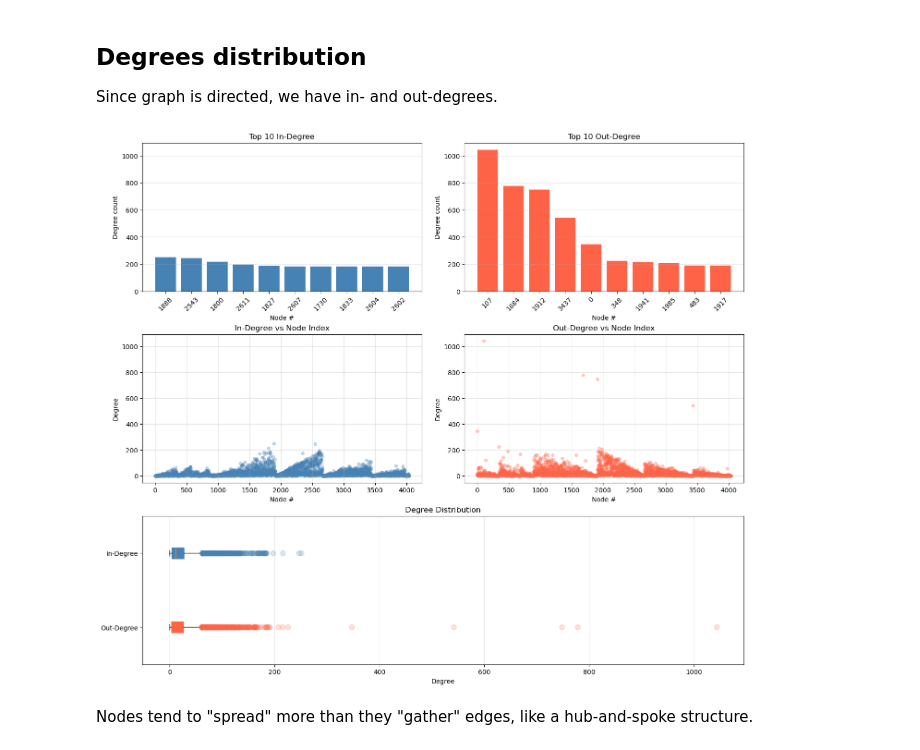
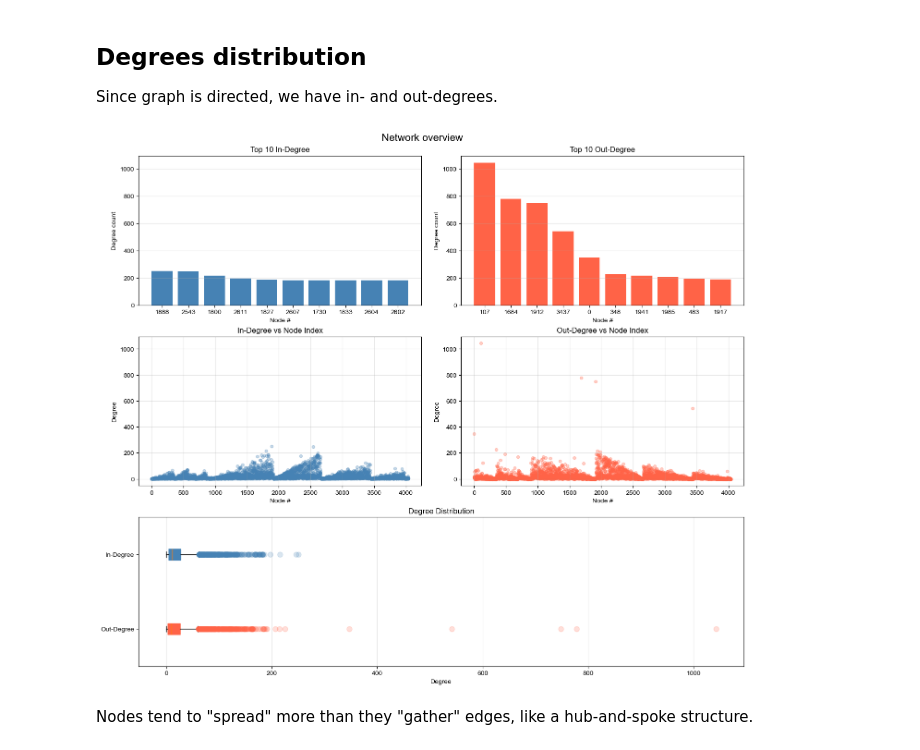
Before and after one commit to BalducciFrancesco/INFS7450-Social-Media-Analytics, a Jupyter notebook: project.ipynb, the cells around one changed output. Cells and saved outputs as stored; diff of their text form; code cells hidden in the pictures.

Commit message:
added visualizations and results output

```diff
--- a/project.ipynb
+++ b/project.ipynb
@@ -35,0 +38,22 @@ Out-degree -> min: 0, max: 1043, p75: 26.00, median: 10.00
+# %%
+import os
+import matplotlib.pyplot as plt
+
+plt.rcParams['font.family'] = 'sans-serif'
+plt.rcParams['font.sans-serif'] = ['Arial']
+
+output_dir = 'plots'
+os.makedirs(output_dir, exist_ok=True)
+
+plot_counter = 1
+def show_and_save_plot():
+    global plot_counter
+    fig = plt.gcf()
+    title = fig._suptitle.get_text() if fig._suptitle else plt.gca().get_title()
+    if not title:
+        title = f"plot_{plot_counter:03d}"
+        plot_counter += 1
+    filename = "".join(c if c.isalnum() or c in "._-" else "_" for c in title).replace(" ", "_") + ".png"
+    plt.savefig(f"{output_dir}/{filename}", dpi=300, bbox_inches='tight', transparent=True)
+
+plt.show = show_and_save_plot
@@ -39,8 +84,6 @@ Out-degree -> min: 0, max: 1043, p75: 26.00, median: 10.00
 ## Degrees distribution
 Since graph is directed, we have in- and out-degrees.
 # %%
-import matplotlib.pyplot as plt
-
 top_out = np.argsort(degrees_out)[-10:][::-1]
 top_in = np.argsort(degrees_in)[-10:][::-1]
 
@@ -57,7 +100,7 @@ ax00.set_title("Top 10 In-Degree")
 ax00.set_xlabel("Node #")
 ax00.set_ylabel("Degree count")
 ax00.set_xticks(range(10))
-ax00.set_xticklabels(top_in, rotation=45)
+ax00.set_xticklabels(top_in)
 ax00.grid(True, alpha=0.3, axis="y")
 
 ax01.bar(range(10), degrees_out[top_out], color=colors[1])
@@ -65,7 +108,7 @@ ax01.set_title("Top 10 Out-Degree")
 ax01.set_xlabel("Node #")
 ax01.set_ylabel("Degree count")
 ax01.set_xticks(range(10))
-ax01.set_xticklabels(top_out, rotation=45)
+ax01.set_xticklabels(top_out)
 ax01.grid(True, alpha=0.3, axis="y")
 
 # Row 2 - scatters
@@ -82,34 +125,35 @@ ax11.scatter(nodes, degrees_out[nodes], alpha=0.3, color=colors[1], s=20)
 ax11.set_title("Out-Degree vs Node Index")
 ax11.set_xlabel("Node #")
 ax11.set_ylabel("Degree")
 ax11.grid(True, alpha=0.3)
 
 # Row 3 - horizontal boxplot (spans both columns)
 ax2 = fig.add_subplot(gs[2, :])
 bp = ax2.boxplot(
     [degrees_out[nodes], degrees_in[nodes]],
     tick_labels=["Out-Degree", "In-Degree"],
     patch_artist=True,
     orientation="horizontal",
 )
 
 for box, c in zip(bp["boxes"], colors[::-1]):
     box.set_facecolor(c)
     box.set_edgecolor(c)
 
 for flier, c in zip(bp["fliers"], colors[::-1]):
     flier.set_markersize(8)
     flier.set_alpha(0.2)
     flier.set_markerfacecolor(c)
     flier.set_markeredgecolor(c)
 
 ax2.set_title("Degree Distribution")
 ax2.set_xlabel("Degree")
 ax2.grid(True, alpha=0.3, axis="x")
 
+fig.suptitle("Network overview", fontsize=16)
 plt.show()
 # %% [output]
-[figure, old version]
+[figure, new version]
 # %% [markdown]
 Nodes tend to "spread" more than they "gather" edges, like a hub-and-spoke structure.
 # %% [markdown]
```
Also changed, not shown: parts of 7 cells of this notebook, 4 other files.
